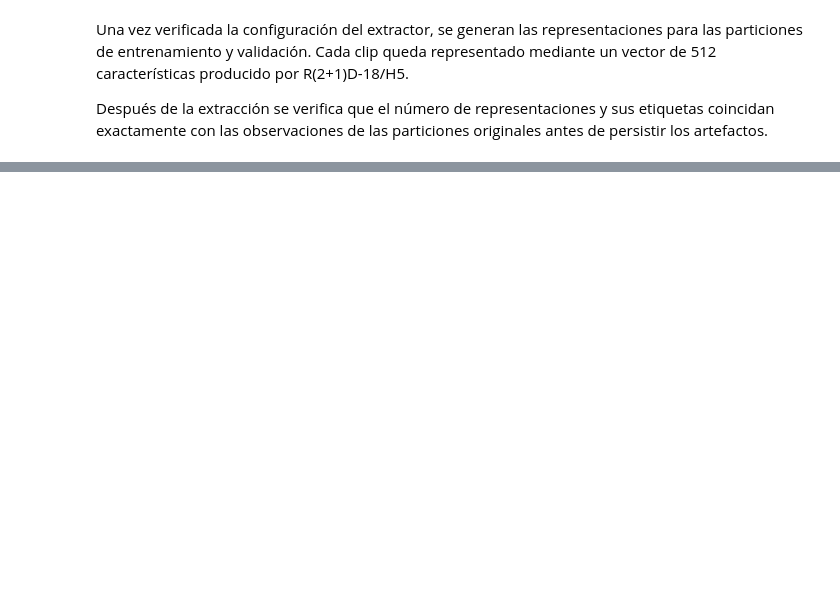
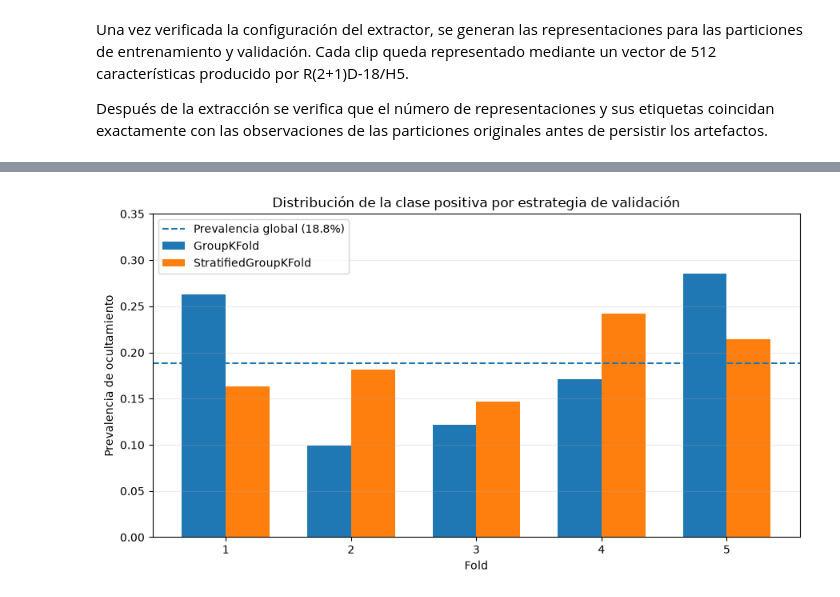
Before and after one commit to joseluistinajero/MNA---Proyecto-Integrador, a Jupyter notebook: Notebooks/Avance5_Equipo41.ipynb, the cells around one changed output, grey strips where cells are left out. Cells and saved outputs as stored; diff of their text form; code cells hidden in the pictures; blank space fills up the shorter version.

```diff
--- a/Notebooks/Avance5_Equipo41.ipynb
+++ b/Notebooks/Avance5_Equipo41.ipynb
@@ -1030,0 +1387,48 @@ Tiempo de extracción: 273.29 s
+# %%
+import matplotlib.pyplot as plt
+
+
+df_folds_group = pd.DataFrame(distribucion_folds_rf)
+df_folds_stratified = pd.DataFrame(distribucion_folds_rf_stratified)
+
+folds = df_folds_group["fold"].to_numpy()
+prevalencia_group = df_folds_group["val_prevalencia"].to_numpy()
+prevalencia_stratified = df_folds_stratified["val_prevalencia"].to_numpy()
+prevalencia_global = y_train_rf.mean()
+
+ancho = 0.35
+
+fig, ax = plt.subplots(figsize=(9, 5))
+
+ax.bar(
+    folds - ancho / 2,
+    prevalencia_group,
+    width=ancho,
+    label="GroupKFold"
+)
+
+ax.bar(
+    folds + ancho / 2,
+    prevalencia_stratified,
+    width=ancho,
+    label="StratifiedGroupKFold"
+)
+
+ax.axhline(
+    prevalencia_global,
+    linestyle="--",
+    label=f"Prevalencia global ({prevalencia_global:.1%})"
+)
+
+ax.set_xlabel("Fold")
+ax.set_ylabel("Prevalencia de ocultamiento")
+ax.set_title("Distribución de la clase positiva por estrategia de validación")
+ax.set_xticks(folds)
+ax.set_ylim(0, 0.35)
+ax.legend()
+ax.grid(axis="y", alpha=0.25)
+
+plt.tight_layout()
+plt.show()
+# %% [output]
+[figure, added]
```
Also changed, not shown: parts of 134 cells of this notebook, 22 other files.
